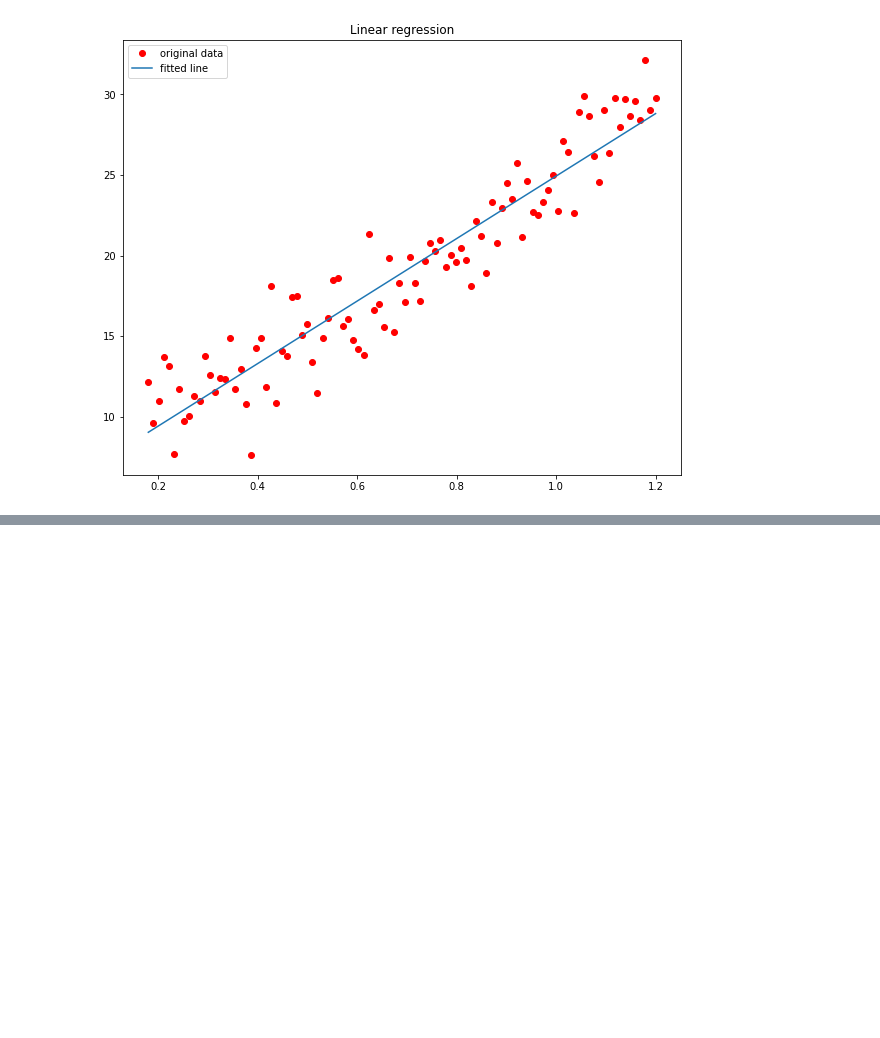
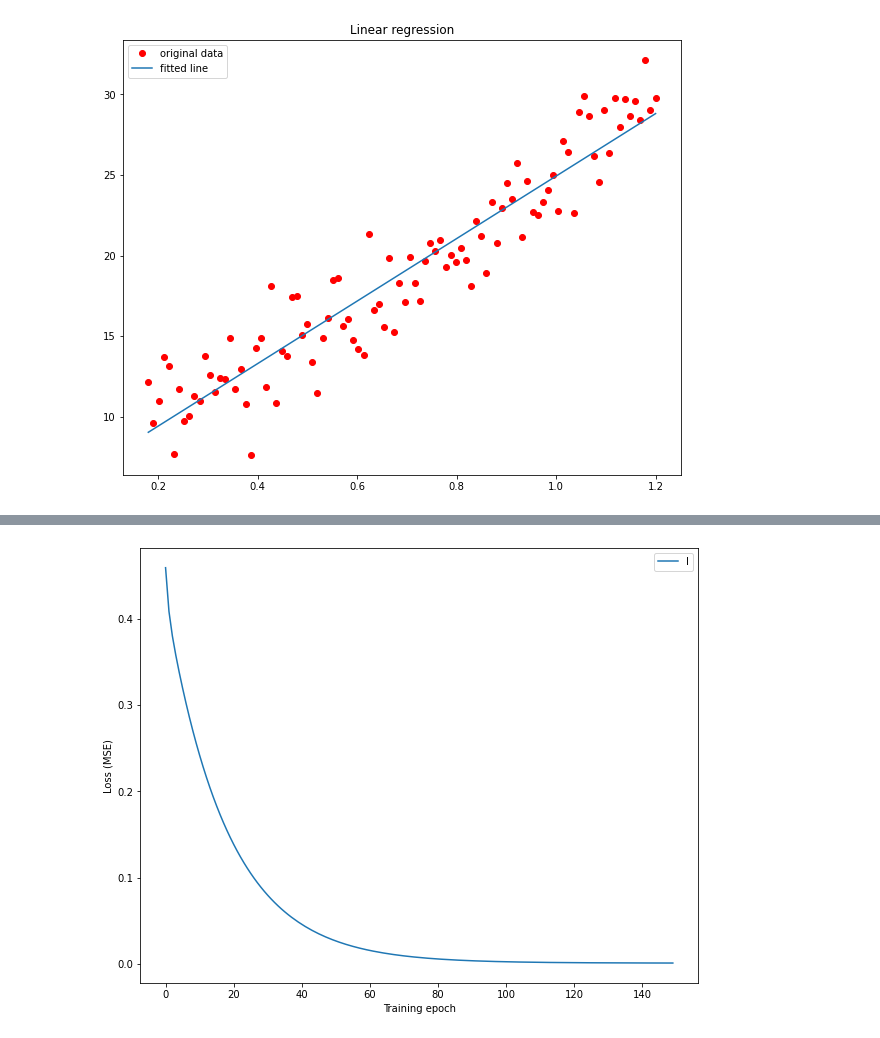
Before and after one commit to lmiguelgato/Machine-Learning-Portfolio, a Jupyter notebook: low-level-linear-regression/low-level-linear-regression.ipynb, the cells around one changed output, grey strips where cells are left out. Saved outputs shown, nothing was run; the diff lists cells and outputs as text; code cells hidden in the pictures; blank space fills up the shorter version.

Commit message:
Update notebook for linear regression

```diff
--- a/low-level-linear-regression/low-level-linear-regression.ipynb
+++ b/low-level-linear-regression/low-level-linear-regression.ipynb
@@ -124,0 +129,11 @@ plt.show()
+# %%
+# Globally averaged atmospheric CO2 on marine surface - annual mean data:
+url_co2_annmean_gl = 'https://www.esrl.noaa.gov/gmd/webdata/ccgg/trends/co2/co2_annmean_gl.txt'
+
+co2_annmean_gl = pd.read_csv(url_co2_annmean_gl,
+                             delim_whitespace=True,
+                             skiprows=57,
+                             usecols=[0, 1],
+                             names=['year', 'co2'])
+
+co2_annmean_gl.tail()
@@ -124,0 +246,25 @@ plt.show()
+# %%
+year_start, year_end = 1980, 2020  # modifying this won't change the time interval, only the scaling
+
+linear_model_co2 = LinearModel()
+
+loss_co2 = []
+
+epochs_co2 = 150
+lr_co2 = 0.2
+
+x_orig = co2_annmean_gl.iloc[:,0].values
+y_orig = co2_annmean_gl.iloc[:,1].values
+
+# normalization
+min_co2, max_co2 = np.min(y_orig), np.max(y_orig)
+x = (x_orig - year_start) / (year_end - year_start)
+y = (y_orig - min_co2) / (max_co2 - min_co2)
+
+for epoch in range(epochs_co2):
+    real_loss = loss(y, linear_model_co2(x))
+    loss_co2.append(real_loss)
+
+    train(linear_model_co2, x, y, learning_rate=lr_co2)
+
+    print(f"Epoch # {epoch+1}: loss -> {real_loss.numpy()}")
@@ -124,0 +289,11 @@ plt.show()
+# %%
+plt.figure(figsize=(10,8))
+
+plt.plot(range(epochs_co2), loss_co2)
+
+plt.legend('loss')
+plt.xlabel('Training epoch')
+plt.ylabel('Loss (MSE)')
+plt.show()
+# %% [output]
+[figure, added]
```
Also changed, not shown: parts of 29 cells of this notebook.
